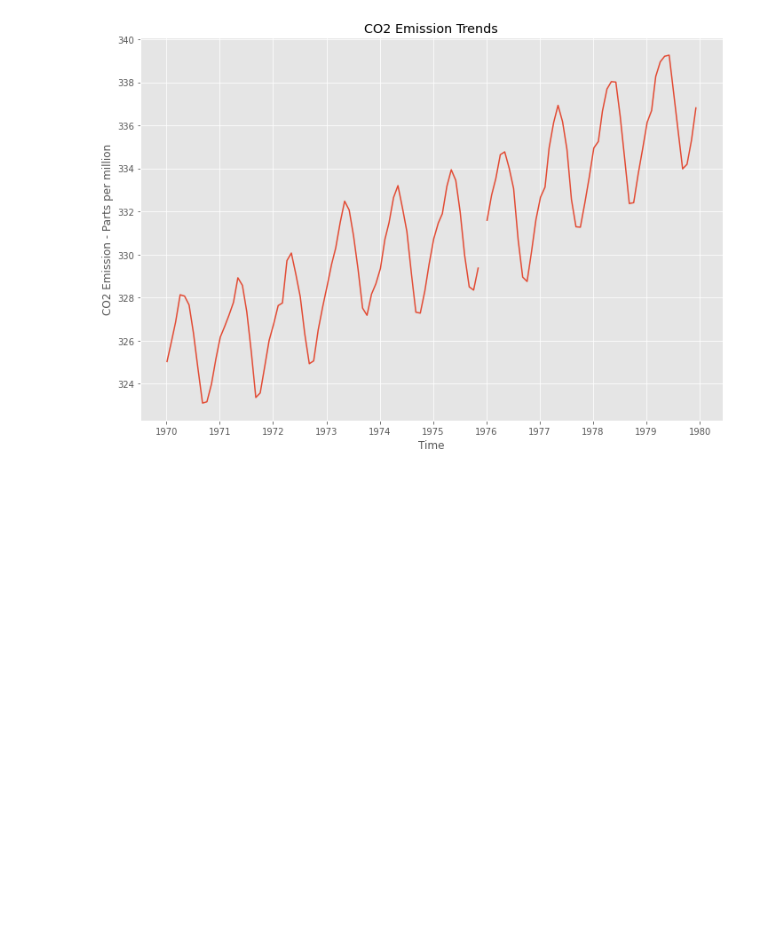
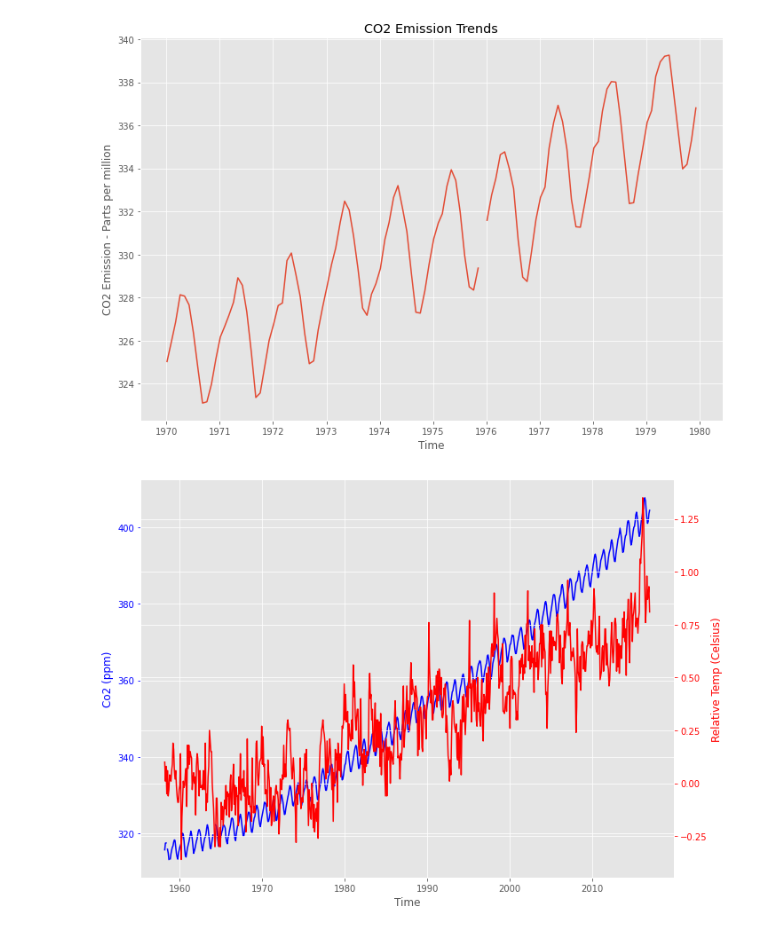
Before and after one commit to manoj7pal/Google-Colab-Notebooks, a Jupyter notebook: DataVisualizationWithMatplotlib.ipynb, the cells around one changed output. Drawn from its saved outputs; the diff is of its cells as text; code cells hidden in the pictures; blank space fills up the shorter version.

```diff
--- a/DataVisualizationWithMatplotlib.ipynb
+++ b/DataVisualizationWithMatplotlib.ipynb
@@ -182,3 +182,22 @@ plt.tight_layout()
 plt.show()
 # %% [output]
 [figure]
+# %%
+def plot_timeseries(axes, x, y, color, xlabel, ylabel):
+  axes.plot(x,y, color =color)
+  axes.set_xlabel(xlabel)
+  axes.set_ylabel(ylabel, color=color)
+  axes.tick_params('y', colors= color)
+# %%
+#TWINX() : #To allow SHARING of X- axis for two plots
+
+fig, ax = plt.subplots(figsize=(10,7))
+plot_timeseries(ax, climate_changes.index, climate_changes.co2, 'blue', 'Time', 'Co2 (ppm)')
+
+ax2 = ax.twinx()
+plot_timeseries(ax2, climate_changes.index, climate_changes.relative_temp, 'red', 'Time', 'Relative Temp (Celsius)')
+
+plt.tight_layout()
+plt.show()
+# %% [output]
+[figure, added]
```
Also changed, not shown: parts of 3 cells of this notebook.
